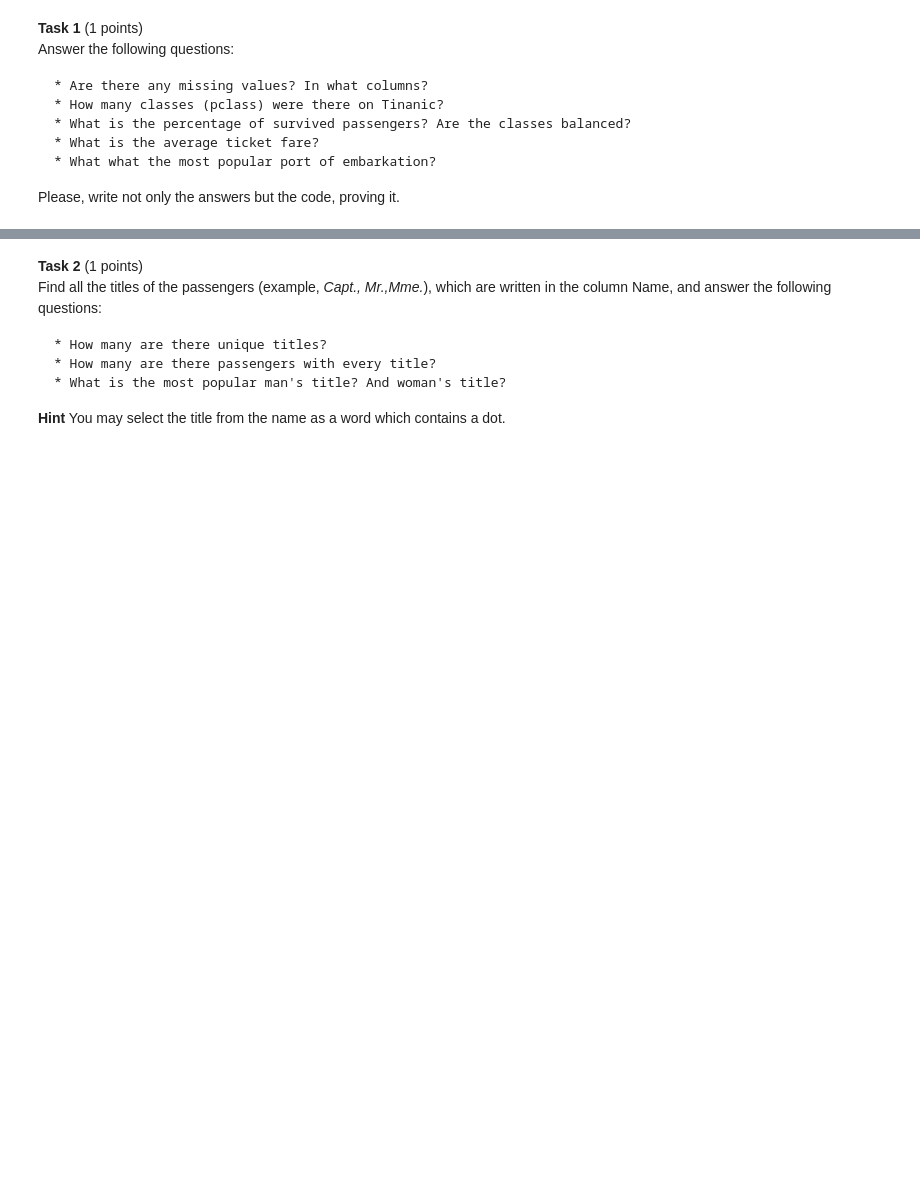
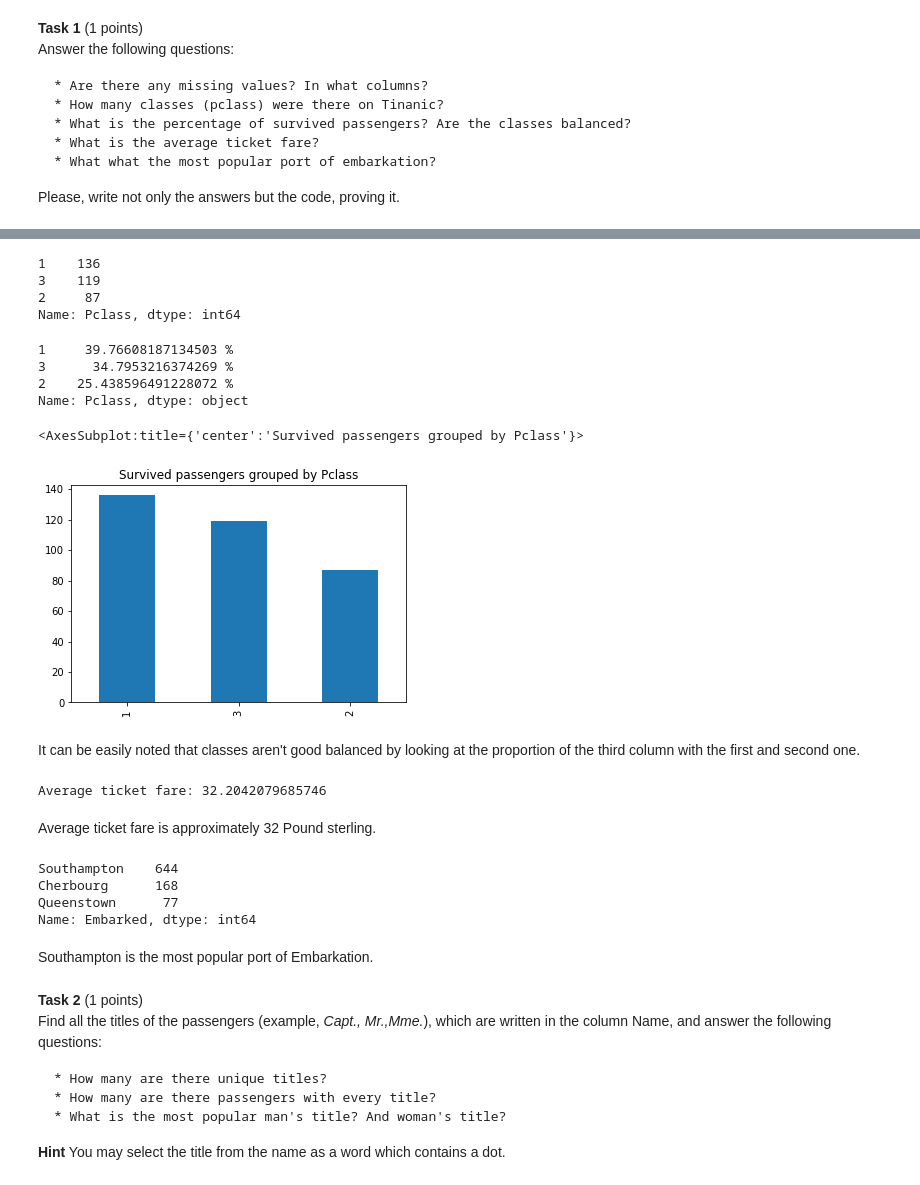
Before and after one commit to aamatevosyan/ml_se, a Jupyter notebook: hw/hw_1/task.ipynb, the cells around one changed output, grey strips where cells are left out. Cells and saved outputs as stored; diff of their text form; code cells hidden in the pictures; blank space fills up the shorter version.

```diff
--- a/hw/hw_1/task.ipynb
+++ b/hw/hw_1/task.ipynb
@@ -230,3 +456,45 @@ Please, write not only the answers but the code, proving it.
+# %%
+_sum = dataset[dataset.Survived == 1].Pclass.value_counts().sum()
+dataset[dataset.Survived == 1].Pclass.value_counts()
+# %% [output]
+1    136
+3    119
+2     87
+Name: Pclass, dtype: int64
+# %%
+dataset[dataset.Survived == 1].Pclass.value_counts().apply(lambda x: f"{x / _sum * 100} %")
+# %% [output]
+1     39.76608187134503 %
+3      34.7953216374269 %
+2    25.438596491228072 %
+Name: Pclass, dtype: object
+# %%
+dataset[dataset.Survived == 1].Pclass.value_counts().plot.bar(title="Survived passengers grouped by Pclass")
+# %% [output]
+<AxesSubplot:title={'center':'Survived passengers grouped by Pclass'}>
+[figure, added]
+# %% [markdown]
+It can be easily noted that classes aren't good balanced by looking at the proportion of the third column with the first and second one.
+# %%
+print(f"Average ticket fare: {dataset.Fare.mean()}")
+# %% [output]
+Average ticket fare: 32.2042079685746
+# %% [markdown]
+Average ticket fare is approximately 32 Pound sterling.
+# %%
+dataset.Embarked.value_counts()\
+    .rename({
+        "C": "Cherbourg",
+        "Q": "Queenstown",
+        "S": "Southampton"
+    })
+# %% [output]
+Southampton    644
+Cherbourg      168
+Queenstown      77
+Name: Embarked, dtype: int64
+# %% [markdown]
+Southampton is the most popular port of Embarkation.
 # %% [markdown]
 **Task 2** (1 points) <br/>
 Find all the titles of the passengers (example, *Capt., Mr.,Mme.*), which are written in the column Name, and answer the following questions:
```
Also changed, not shown: parts of 51 cells of this notebook.
